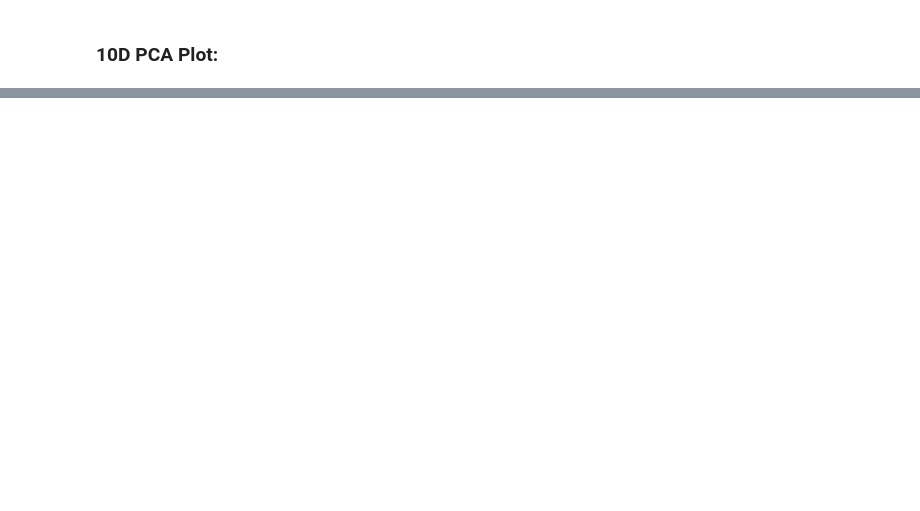
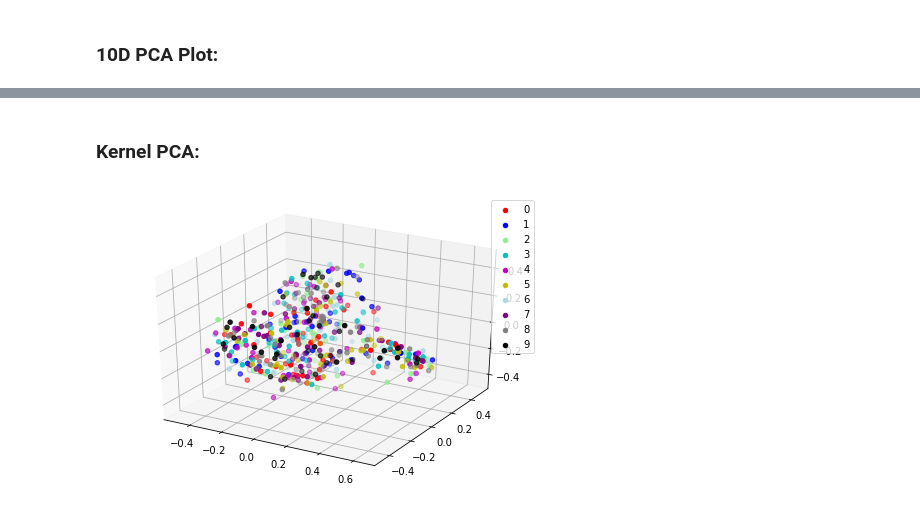
Before and after one commit to milannnnn/CI_project, a Jupyter notebook: 1 - Data Processing/C - Miscellaneous.ipynb, the cells around one changed output, grey strips where cells are left out. Drawn from its saved outputs; the diff is of its cells as text; code cells hidden in the pictures; blank space fills up the shorter version.

```diff
--- a/1 - Data Processing/C - Miscellaneous.ipynb
+++ b/1 - Data Processing/C - Miscellaneous.ipynb
@@ -169,0 +159,44 @@ plt.show()
+# %% [markdown]
+### Kernel PCA:
+# %%
+import numpy as np
+from sklearn.decomposition import KernelPCA
+
+kpca = KernelPCA(kernel="cosine", n_components = 3)
+
+X_kpca = kpca.fit_transform(test_imgs[0:5000])
+# %%
+import matplotlib.pyplot as plt
+from mpl_toolkits.mplot3d import Axes3D
+
+lim = 50
+
+a = np.zeros((10,lim,3))
+
+for n in range(0,10):
+    m = 0
+    for k in range(0,len(train_lbls)):
+        if (train_lbls[k]==n):
+            a[n][m] = X_kpca[k]
+            m+=1
+        if (m==lim):
+            break
+
+fig = plt.figure()
+ax = ax = Axes3D(fig)
+
+ax.scatter(a[0,:,0], a[0,:,1], a[0,:,2], label='0', c='r')
+ax.scatter(a[1,:,0], a[1,:,1], a[1,:,2], label='1', c='b')
+ax.scatter(a[2,:,0], a[2,:,1], a[2,:,2], label='2', c='lightgreen')
+ax.scatter(a[3,:,0], a[3,:,1], a[3,:,2], label='3', c='c')
+ax.scatter(a[4,:,0], a[4,:,1], a[4,:,2], label='4', c='m')
+ax.scatter(a[5,:,0], a[5,:,1], a[5,:,2], label='5', c='y')
+ax.scatter(a[6,:,0], a[6,:,1], a[6,:,2], label='6', c='lightblue')
+ax.scatter(a[7,:,0], a[7,:,1], a[7,:,2], label='7', c='purple')
+ax.scatter(a[8,:,0], a[8,:,1], a[8,:,2], label='8', c='gray')
+ax.scatter(a[9,:,0], a[9,:,1], a[9,:,2], label='9', c='black')
+
+plt.legend()
+plt.show()
+# %% [output]
+[figure, added]
```
Also changed, not shown: parts of 12 cells of this notebook, 10 other files.
